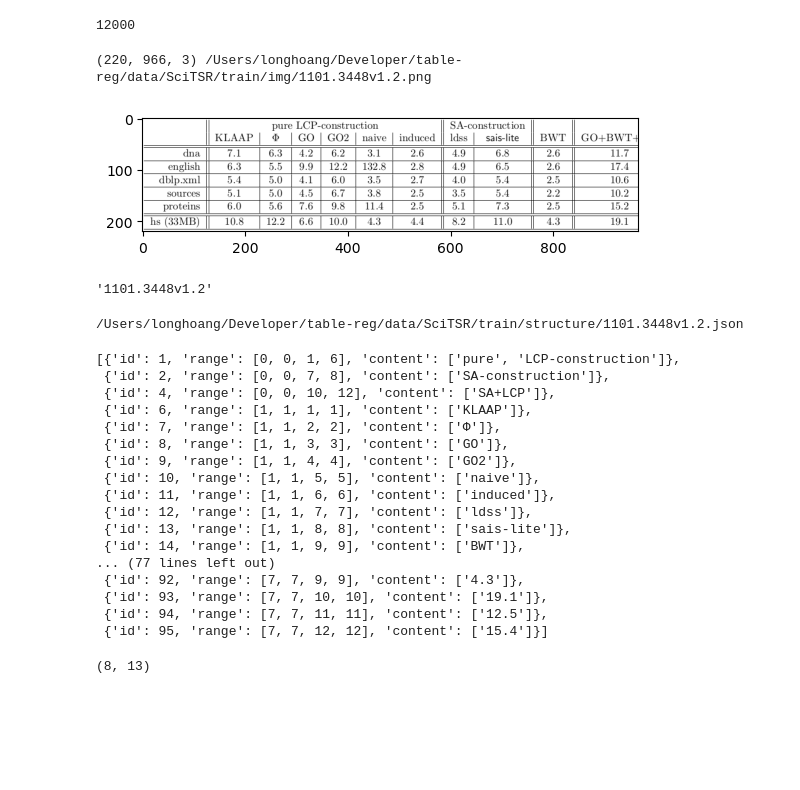
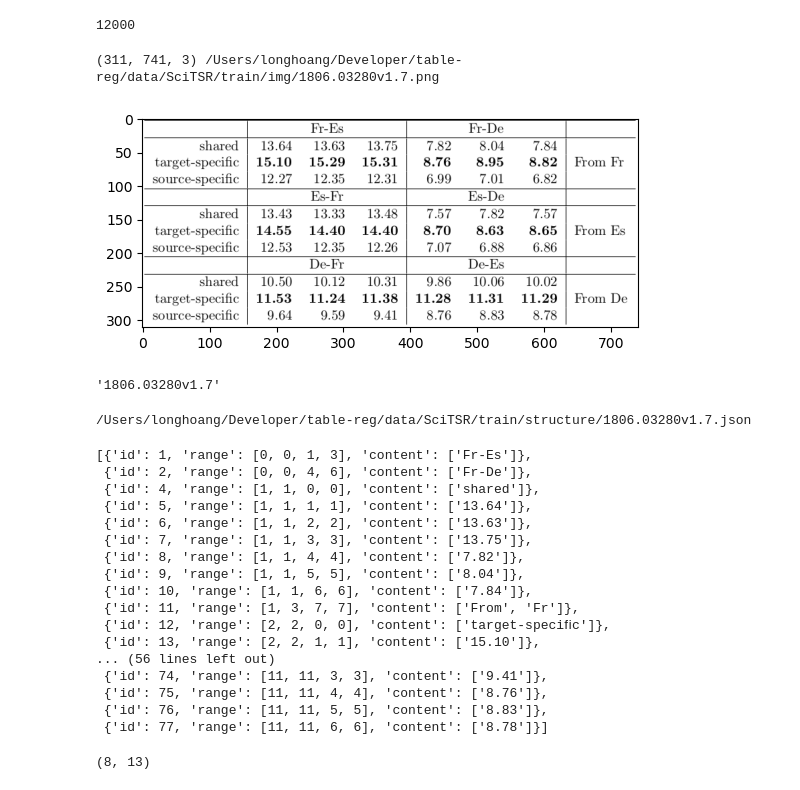
Before and after one commit to HeyLongHoang/deep-split-merge-scitsr, a Jupyter notebook: prep_labels/prep_merge.ipynb, the cells around one changed output. Saved outputs shown, nothing was run; the diff lists cells and outputs as text; code cells hidden in the pictures; blank space fills up the shorter version.

```diff
--- a/prep_labels/prep_merge.ipynb
+++ b/prep_labels/prep_merge.ipynb
@@ -22,19 +22,19 @@ len(imgs_paths)
 # %%
 IX = 19
 
 def load_image(img_path):
     img = cv.imread(img_path)
     img = cv.cvtColor(img, cv.COLOR_BGR2RGB)
     return img
 
 # img_path = valid_imgs_paths[IX]
-img_path = '/Users/longhoang/Developer/table-reg/data/SciTSR/train/img/1101.3448v1.2.png'
+img_path = '/Users/longhoang/Developer/table-reg/data/SciTSR/train/img/1806.03280v1.7.png'
 img = load_image(img_path)
 plt.imshow(img)
 print(img.shape, img_path)
 # %% [output]
-(220, 966, 3) /Users/longhoang/Developer/table-reg/data/SciTSR/train/img/1101.3448v1.2.png
+(311, 741, 3) /Users/longhoang/Developer/table-reg/data/SciTSR/train/img/1806.03280v1.7.png
-[figure, old version]
+[figure, new version]
 # %%
 def path2name(img_path):
     return os.path.splitext(os.path.basename(img_path))[0]
@@ -42,7 +42,7 @@ def path2name(img_path):
 img_name = path2name(img_path)
 img_name
 # %% [output]
-'1101.3448v1.2'
+'1806.03280v1.7'
 # %%
 def read_struct(struct_path):
     cell_list = []
@@ -73,27 +73,27 @@ cells, nrows, ncols = read_struct(img_struct_path)
 # %%
 print(img_struct_path)
 # %% [output]
-/Users/longhoang/Developer/table-reg/data/SciTSR/train/structure/1101.3448v1.2.json
+/Users/longhoang/Developer/table-reg/data/SciTSR/train/structure/1806.03280v1.7.json
 # %%
 cells
 # %% [output]
-[{'id': 1, 'range': [0, 0, 1, 6], 'content': ['pure', 'LCP-construction']},
- {'id': 2, 'range': [0, 0, 7, 8], 'content': ['SA-construction']},
- {'id': 4, 'range': [0, 0, 10, 12], 'content': ['SA+LCP']},
- {'id': 6, 'range': [1, 1, 1, 1], 'content': ['KLAAP']},
- {'id': 7, 'range': [1, 1, 2, 2], 'content': ['Φ']},
- {'id': 8, 'range': [1, 1, 3, 3], 'content': ['GO']},
- {'id': 9, 'range': [1, 1, 4, 4], 'content': ['GO2']},
- {'id': 10, 'range': [1, 1, 5, 5], 'content': ['naive']},
- {'id': 11, 'range': [1, 1, 6, 6], 'content': ['induced']},
- {'id': 12, 'range': [1, 1, 7, 7], 'content': ['ldss']},
- {'id': 13, 'range': [1, 1, 8, 8], 'content': ['sais-lite']},
- {'id': 14, 'range': [1, 1, 9, 9], 'content': ['BWT']},
-... (77 lines left out)
- {'id': 92, 'range': [7, 7, 9, 9], 'content': ['4.3']},
- {'id': 93, 'range': [7, 7, 10, 10], 'content': ['19.1']},
- {'id': 94, 'range': [7, 7, 11, 11], 'content': ['12.5']},
- {'id': 95, 'range': [7, 7, 12, 12], 'content': ['15.4']}]
+[{'id': 1, 'range': [0, 0, 1, 3], 'content': ['Fr-Es']},
+ {'id': 2, 'range': [0, 0, 4, 6], 'content': ['Fr-De']},
+ {'id': 4, 'range': [1, 1, 0, 0], 'content': ['shared']},
+ {'id': 5, 'range': [1, 1, 1, 1], 'content': ['13.64']},
+ {'id': 6, 'range': [1, 1, 2, 2], 'content': ['13.63']},
+ {'id': 7, 'range': [1, 1, 3, 3], 'content': ['13.75']},
+ {'id': 8, 'range': [1, 1, 4, 4], 'content': ['7.82']},
+ {'id': 9, 'range': [1, 1, 5, 5], 'content': ['8.04']},
+ {'id': 10, 'range': [1, 1, 6, 6], 'content': ['7.84']},
+ {'id': 11, 'range': [1, 3, 7, 7], 'content': ['From', 'Fr']},
+ {'id': 12, 'range': [2, 2, 0, 0], 'content': ['target-speciﬁc']},
+ {'id': 13, 'range': [2, 2, 1, 1], 'content': ['15.10']},
+... (56 lines left out)
+ {'id': 74, 'range': [11, 11, 3, 3], 'content': ['9.41']},
+ {'id': 75, 'range': [11, 11, 4, 4], 'content': ['8.76']},
+ {'id': 76, 'range': [11, 11, 5, 5], 'content': ['8.83']},
+ {'id': 77, 'range': [11, 11, 6, 6], 'content': ['8.78']}]
 # %%
 nrows, ncols
 # %% [output]
```
Also changed, not shown: 3 other files.
